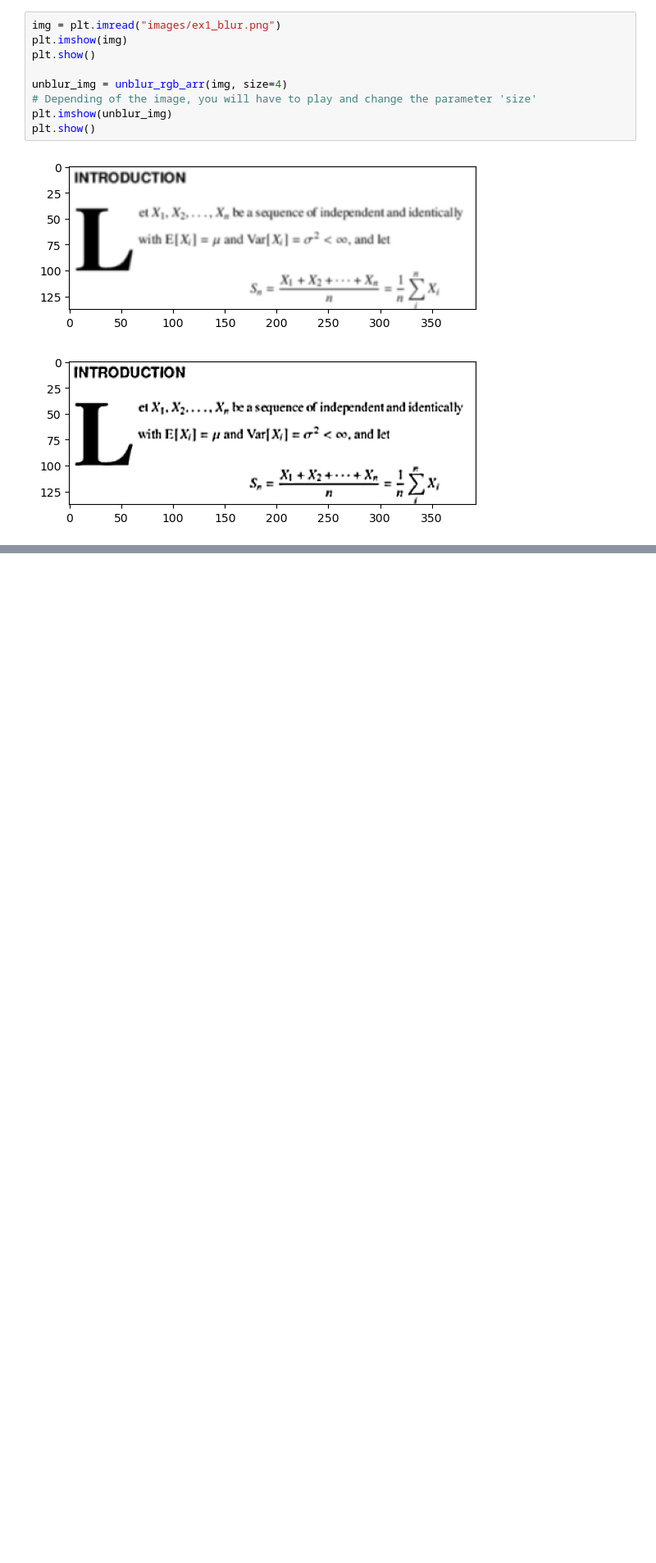
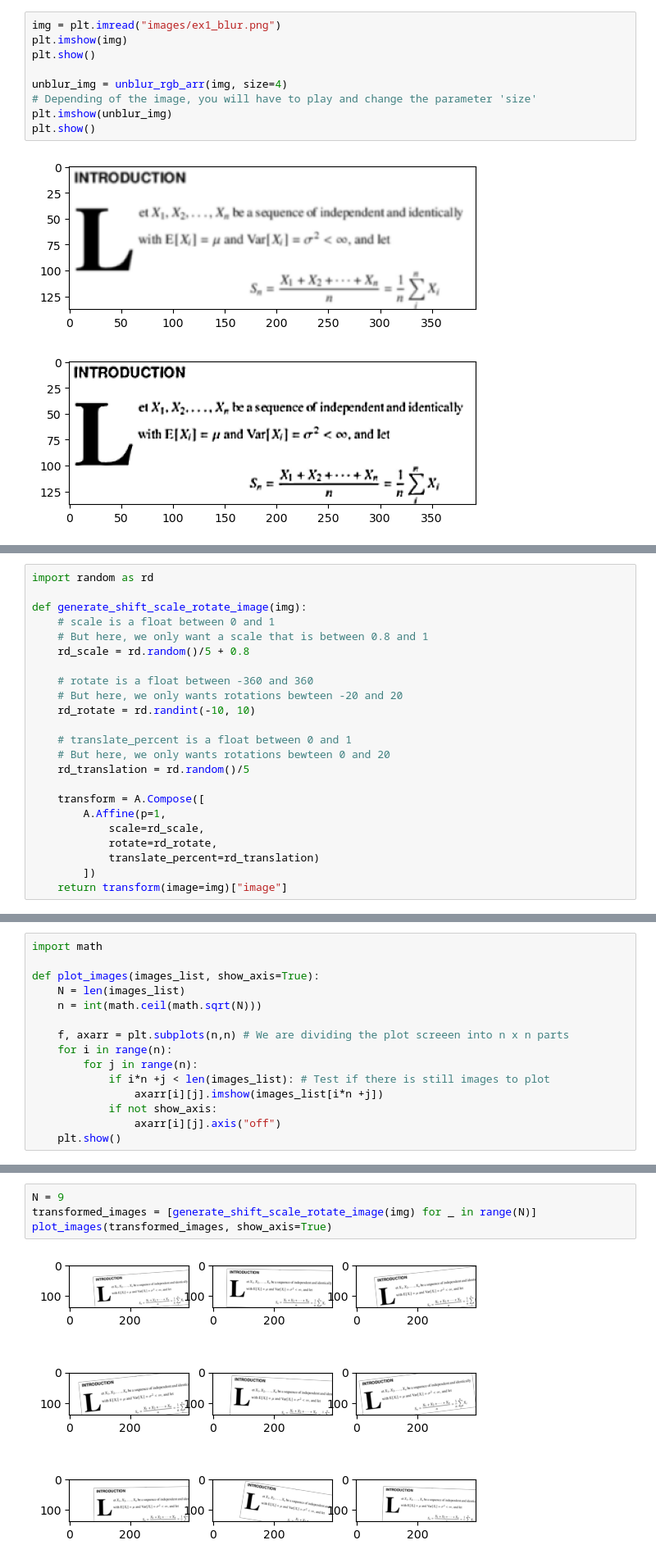
Before and after one commit to GeckSpy/IPdf2Latex, a Jupyter notebook: notebook/datasets/images.ipynb, the cells around one changed output, grey strips where cells are left out. Shown at 82% size. Saved outputs shown, nothing was run; the diff lists cells and outputs as text; blank space fills up the shorter version.

```diff
--- a/notebook/datasets/images.ipynb
+++ b/notebook/datasets/images.ipynb
@@ -190,0 +258,23 @@ plt.show()
+# %%
+import random as rd
+
+def generate_shift_scale_rotate_image(img):
+    # scale is a float between 0 and 1
+    # But here, we only want a scale that is between 0.8 and 1
+    rd_scale = rd.random()/5 + 0.8
+
+    # rotate is a float between -360 and 360
+    # But here, we only wants rotations bewteen -20 and 20
+    rd_rotate = rd.randint(-10, 10)
+
+    # translate_percent is a float between 0 and 1
+    # But here, we only wants rotations bewteen 0 and 20
+    rd_translation = rd.random()/5
+
+    transform = A.Compose([
+        A.Affine(p=1,
+            scale=rd_scale,
+            rotate=rd_rotate,
+            translate_percent=rd_translation)
+        ])
+    return transform(image=img)["image"]
@@ -190,0 +283,15 @@ plt.show()
+# %%
+import math
+
+def plot_images(images_list, show_axis=True):
+    N = len(images_list)
+    n = int(math.ceil(math.sqrt(N)))
+
+    f, axarr = plt.subplots(n,n) # We are dividing the plot screeen into n x n parts
+    for i in range(n):
+        for j in range(n):
+            if i*n +j < len(images_list): # Test if there is still images to plot
+                axarr[i][j].imshow(images_list[i*n +j])
+            if not show_axis:
+                axarr[i][j].axis("off")
+    plt.show()
@@ -190,0 +300,6 @@ plt.show()
+# %%
+N = 9
+transformed_images = [generate_shift_scale_rotate_image(img) for _ in range(N)]
+plot_images(transformed_images, show_axis=True)
+# %% [output]
+[figure, added]
```
Also changed, not shown: parts of 12 cells of this notebook.
